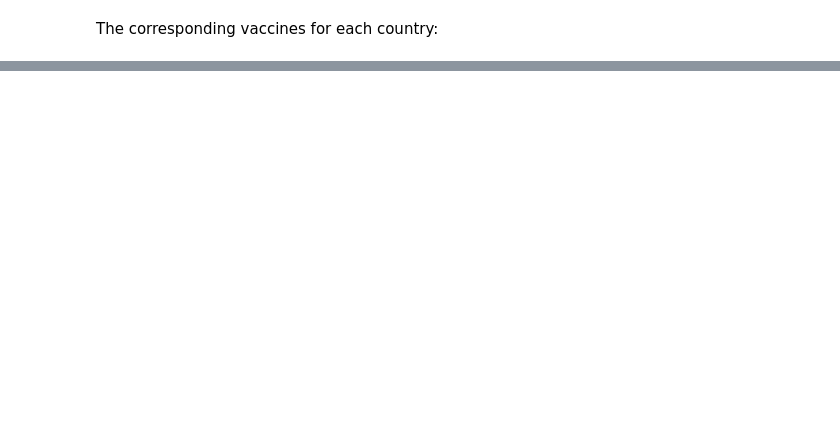
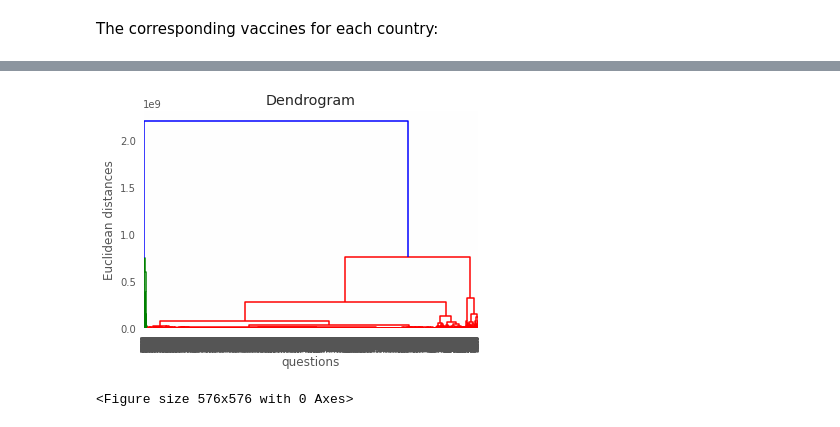
Before and after one commit to pegahahadian/Covid19_Vaccines, a Jupyter notebook: Corona_vaccines.ipynb, the cells around one changed output, grey strips where cells are left out. Cells and saved outputs as stored; diff of their text form; code cells hidden in the pictures; blank space fills up the shorter version.

```diff
--- a/Corona_vaccines.ipynb
+++ b/Corona_vaccines.ipynb
@@ -1172,0 +874,12 @@ vaccinated_per_hundred
+# %%
+#Now ploting the dendogram for hirearchial clustering
+import scipy.cluster.hierarchy as sch
+dendrogram = sch.dendrogram(sch.linkage(data, method = 'ward'))
+plt.title('Dendrogram')
+plt.xlabel('questions')
+plt.ylabel('Euclidean distances')
+plt.figure(figsize=(8,8))
+plt.show()
+# %% [output]
+[figure, added]
+<Figure size 576x576 with 0 Axes>
```
Also changed, not shown: parts of 60 cells of this notebook.
